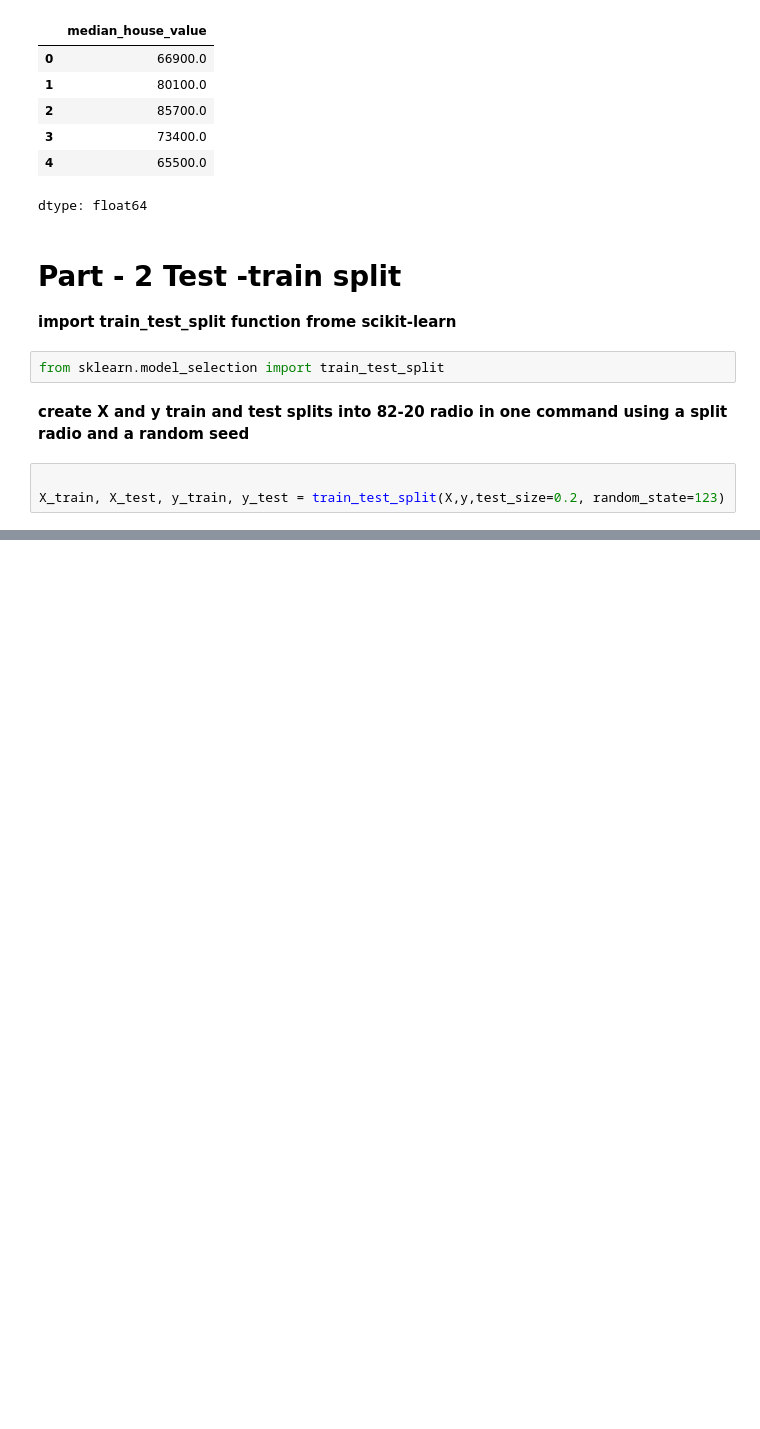
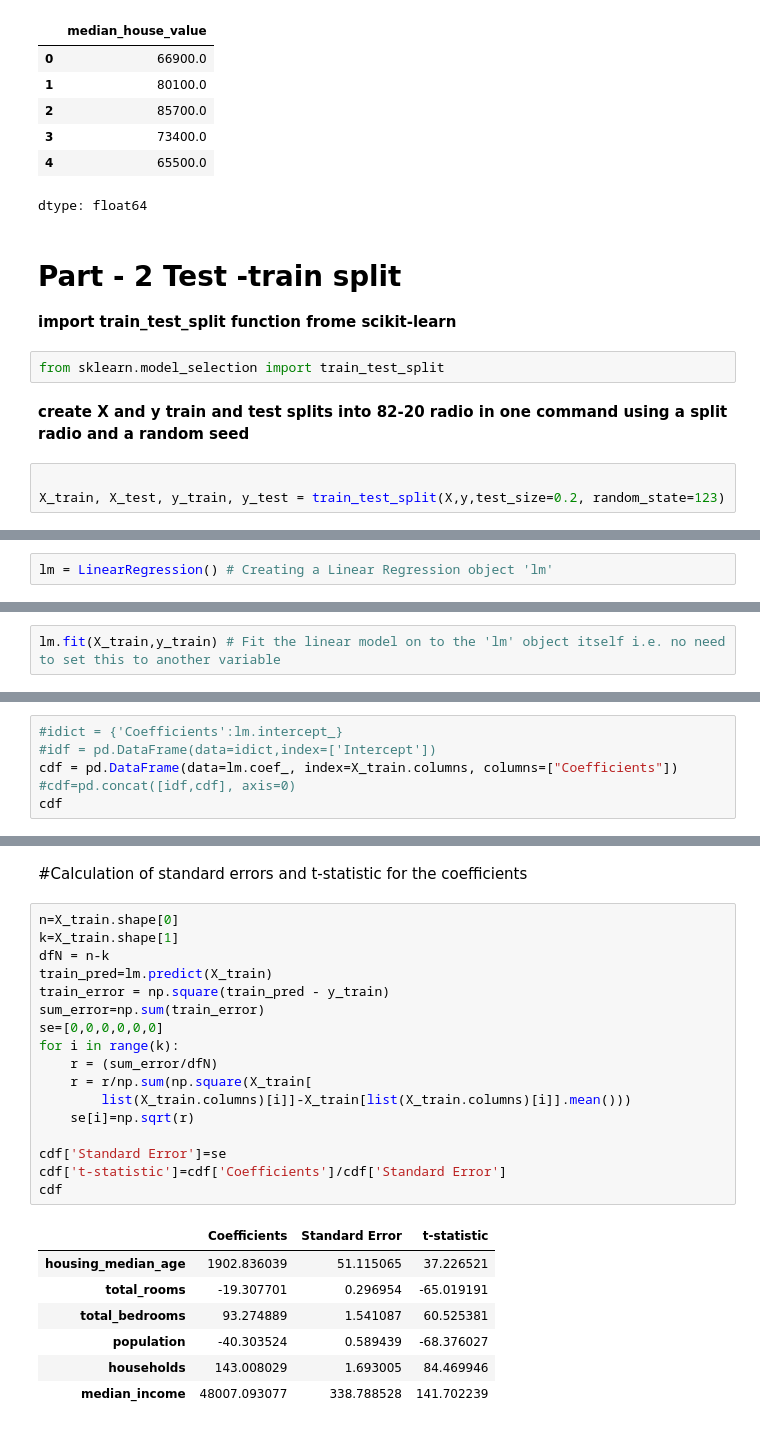
Before and after one commit to NithinReddychallagonda/AIML-2025, a Jupyter notebook: Lab04.ipynb, the cells around one changed output, grey strips where cells are left out. Cells and saved outputs as stored; diff of their text form; blank space fills up the shorter version.

```diff
--- a/Lab04.ipynb
+++ b/Lab04.ipynb
@@ -189,0 +202,2 @@ y_train.shape, y_test.shape, X_train.shape
+# %%
+lm = LinearRegression() # Creating a Linear Regression object 'lm'
@@ -189,0 +206,2 @@ y_train.shape, y_test.shape, X_train.shape
+# %%
+lm.fit(X_train,y_train) # Fit the linear model on to the 'lm' object itself i.e. no need to set this to another variable
@@ -189,0 +224,6 @@ y_train.shape, y_test.shape, X_train.shape
+# %%
+#idict = {'Coefficients':lm.intercept_}
+#idf = pd.DataFrame(data=idict,index=['Intercept'])
+cdf = pd.DataFrame(data=lm.coef_, index=X_train.columns, columns=["Coefficients"])
+#cdf=pd.concat([idf,cdf], axis=0)
+cdf
@@ -189,0 +238,27 @@ y_train.shape, y_test.shape, X_train.shape
+# %% [markdown]
+#Calculation of standard errors and t-statistic for the coefficients
+# %%
+n=X_train.shape[0]
+k=X_train.shape[1]
+dfN = n-k
+train_pred=lm.predict(X_train)
+train_error = np.square(train_pred - y_train)
+sum_error=np.sum(train_error)
+se=[0,0,0,0,0,0]
+for i in range(k):
+    r = (sum_error/dfN)
+    r = r/np.sum(np.square(X_train[
+        list(X_train.columns)[i]]-X_train[list(X_train.columns)[i]].mean()))
+    se[i]=np.sqrt(r)
+
+cdf['Standard Error']=se
+cdf['t-statistic']=cdf['Coefficients']/cdf['Standard Error']
+cdf
+# %% [output]
+|  | Coefficients | Standard Error | t-statistic |
+| housing_median_age | 1902.836039 | 51.115065 | 37.226521 |
+| total_rooms | -19.307701 | 0.296954 | -65.019191 |
+| total_bedrooms | 93.274889 | 1.541087 | 60.525381 |
+| population | -40.303524 | 0.589439 | -68.376027 |
+| households | 143.008029 | 1.693005 | 84.469946 |
+| median_income | 48007.093077 | 338.788528 | 141.702239 |
```
Also changed, not shown: parts of 13 cells of this notebook.
